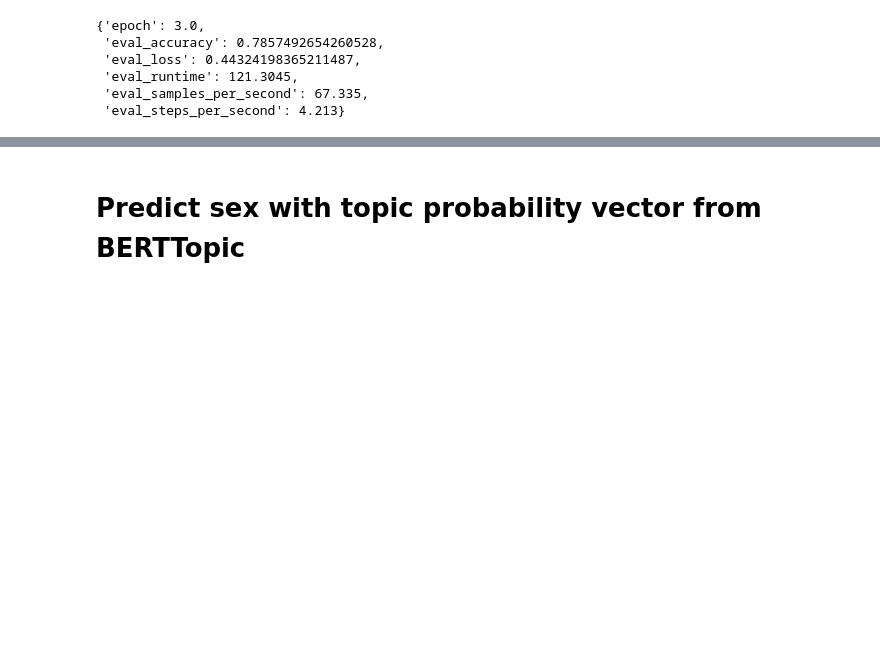
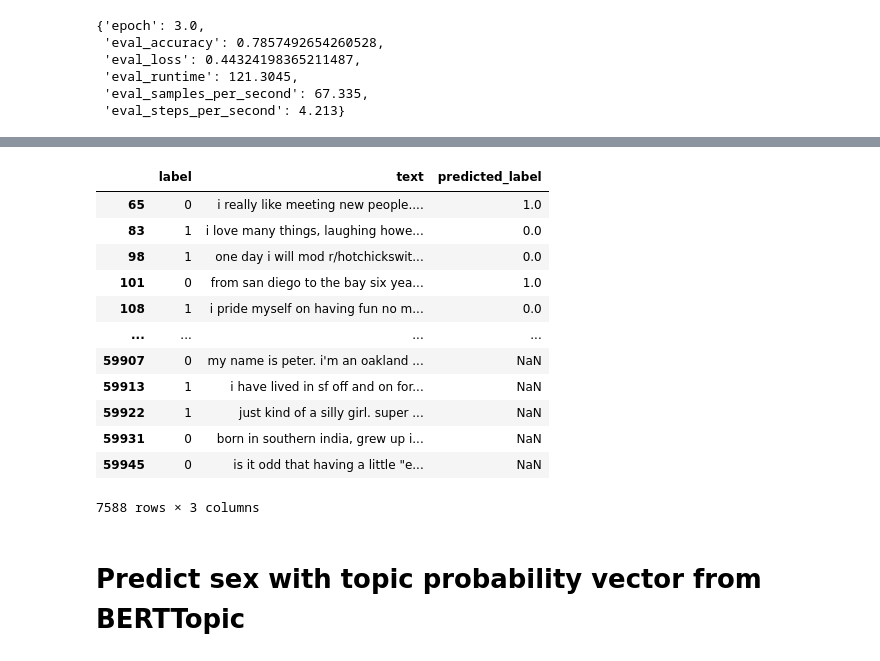
Before and after one commit to NorrisPau/MachineLearning_Class_NoraPauelsen, a Jupyter notebook: notebooks/Pytorch_predict_sex_with_topic_probs.ipynb, the cells around one changed output, grey strips where cells are left out. Saved outputs shown, nothing was run; the diff lists cells and outputs as text; code cells hidden in the pictures; blank space fills up the shorter version.

```diff
--- a/notebooks/Pytorch_predict_sex_with_topic_probs.ipynb
+++ b/notebooks/Pytorch_predict_sex_with_topic_probs.ipynb
@@ -430,0 +426,2 @@ für letzten vergleich
+# %%
+eval_df["predicted_label"] = predictions_df["female"]
@@ -431,3 +444,19 @@ für letzten vergleich
+# %%
+eval_df.loc[eval_df["label"] != eval_df["predicted_label"]]
+# %% [output]
+|  | label | text | predicted_label |
+| 65 | 0 | i really like meeting new people.... | 1.0 |
+| 83 | 1 | i love many things, laughing howe... | 0.0 |
+| 98 | 1 | one day i will mod r/hotchickswit... | 0.0 |
+| 101 | 0 | from san diego to the bay six yea... | 1.0 |
+| 108 | 1 | i pride myself on having fun no m... | 0.0 |
+| ... | ... | ... | ... |
+| 59907 | 0 | my name is peter. i'm an oakland ... | NaN |
+| 59913 | 1 | i have lived in sf off and on for... | NaN |
+| 59922 | 1 | just kind of a silly girl. super ... | NaN |
+| 59931 | 0 | born in southern india, grew up i... | NaN |
+| 59945 | 0 | is it odd that having a little "e... | NaN |
+7588 rows × 3 columns
 # %% [markdown]
 # Predict sex with topic probability vector from BERTTopic
 # %%
```
Also changed, not shown: parts of 26 cells of this notebook.
